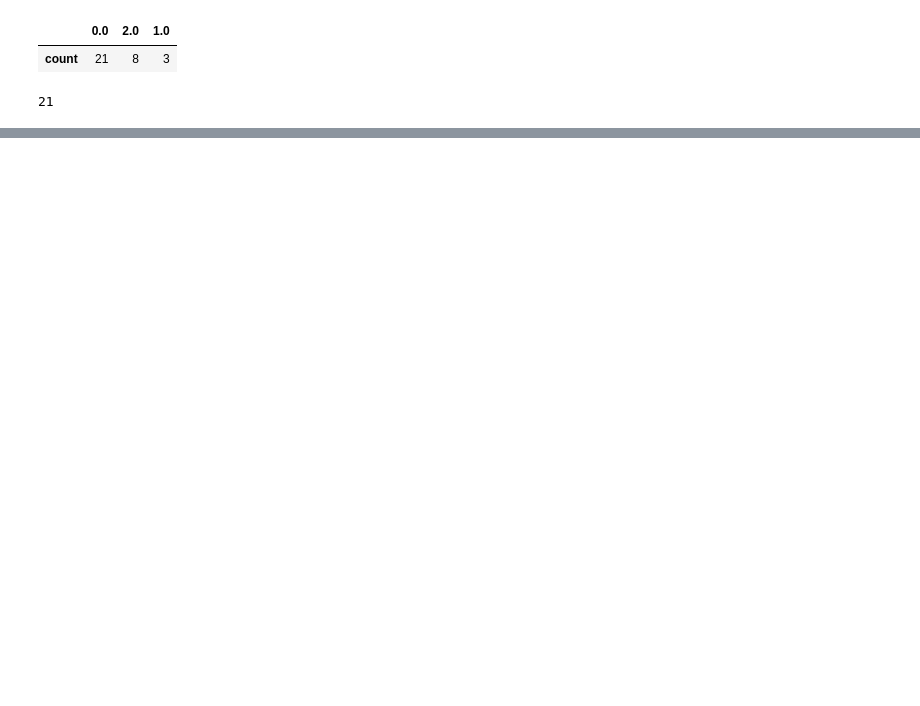
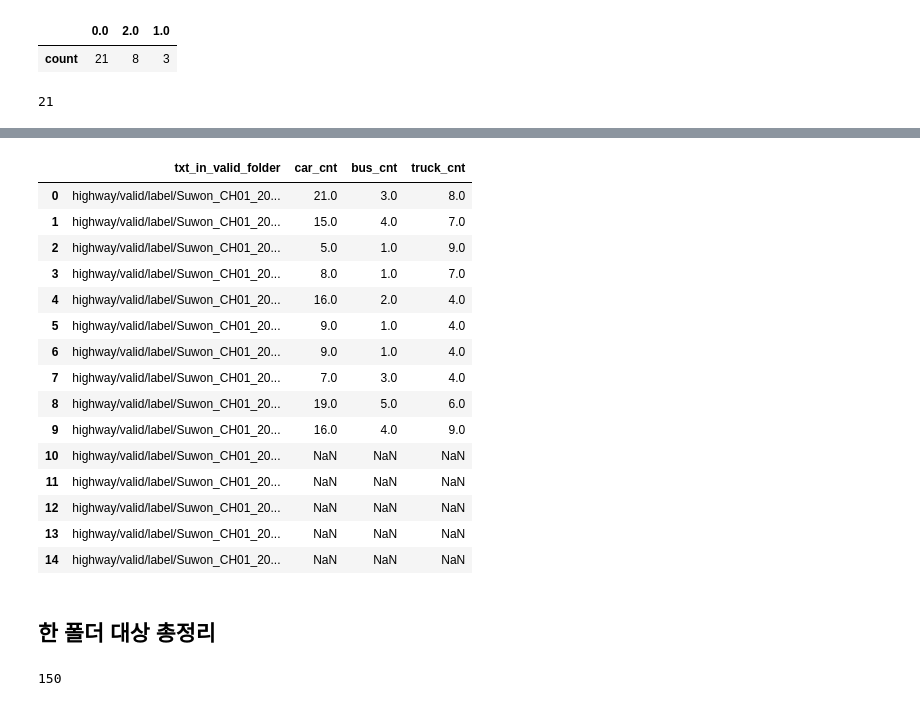
Before and after one commit to sesac-google-ai-1st/yongjung_yolo_repo, a Jupyter notebook: 231121labelDist.ipynb, the cells around one changed output, grey strips where cells are left out. Saved outputs shown, nothing was run; the diff lists cells and outputs as text; code cells hidden in the pictures; blank space fills up the shorter version.

```diff
--- a/231121labelDist.ipynb
+++ b/231121labelDist.ipynb
@@ -122,0 +197,33 @@ df.head()
+# %%
+for i in range(10):
+    df_ex = pd.DataFrame(pd.DataFrame(Y_test_ex[i])[0].value_counts()).T
+    for j in range(3):
+        # print(float(i))
+        col = classes[j] + '_cnt'
+        # print(col)
+        txt_df.loc[i, col] = df_ex.loc['count', float(j)]
+# %%
+txt_df.head(15)
+# %% [output]
+|  | txt_in_valid_folder | car_cnt | bus_cnt | truck_cnt |
+| 0 | highway/valid/label/Suwon_CH01_20... | 21.0 | 3.0 | 8.0 |
+| 1 | highway/valid/label/Suwon_CH01_20... | 15.0 | 4.0 | 7.0 |
+| 2 | highway/valid/label/Suwon_CH01_20... | 5.0 | 1.0 | 9.0 |
+| 3 | highway/valid/label/Suwon_CH01_20... | 8.0 | 1.0 | 7.0 |
+| 4 | highway/valid/label/Suwon_CH01_20... | 16.0 | 2.0 | 4.0 |
+| 5 | highway/valid/label/Suwon_CH01_20... | 9.0 | 1.0 | 4.0 |
+| 6 | highway/valid/label/Suwon_CH01_20... | 9.0 | 1.0 | 4.0 |
+| 7 | highway/valid/label/Suwon_CH01_20... | 7.0 | 3.0 | 4.0 |
+| 8 | highway/valid/label/Suwon_CH01_20... | 19.0 | 5.0 | 6.0 |
+| 9 | highway/valid/label/Suwon_CH01_20... | 16.0 | 4.0 | 9.0 |
+| 10 | highway/valid/label/Suwon_CH01_20... | NaN | NaN | NaN |
+| 11 | highway/valid/label/Suwon_CH01_20... | NaN | NaN | NaN |
+| 12 | highway/valid/label/Suwon_CH01_20... | NaN | NaN | NaN |
+| 13 | highway/valid/label/Suwon_CH01_20... | NaN | NaN | NaN |
+| 14 | highway/valid/label/Suwon_CH01_20... | NaN | NaN | NaN |
+# %% [markdown]
+## 한 폴더 대상 총정리
+# %%
+len(txt_df)
+# %% [output]
+150
```
Also changed, not shown: parts of 18 cells of this notebook, 1 other file.
